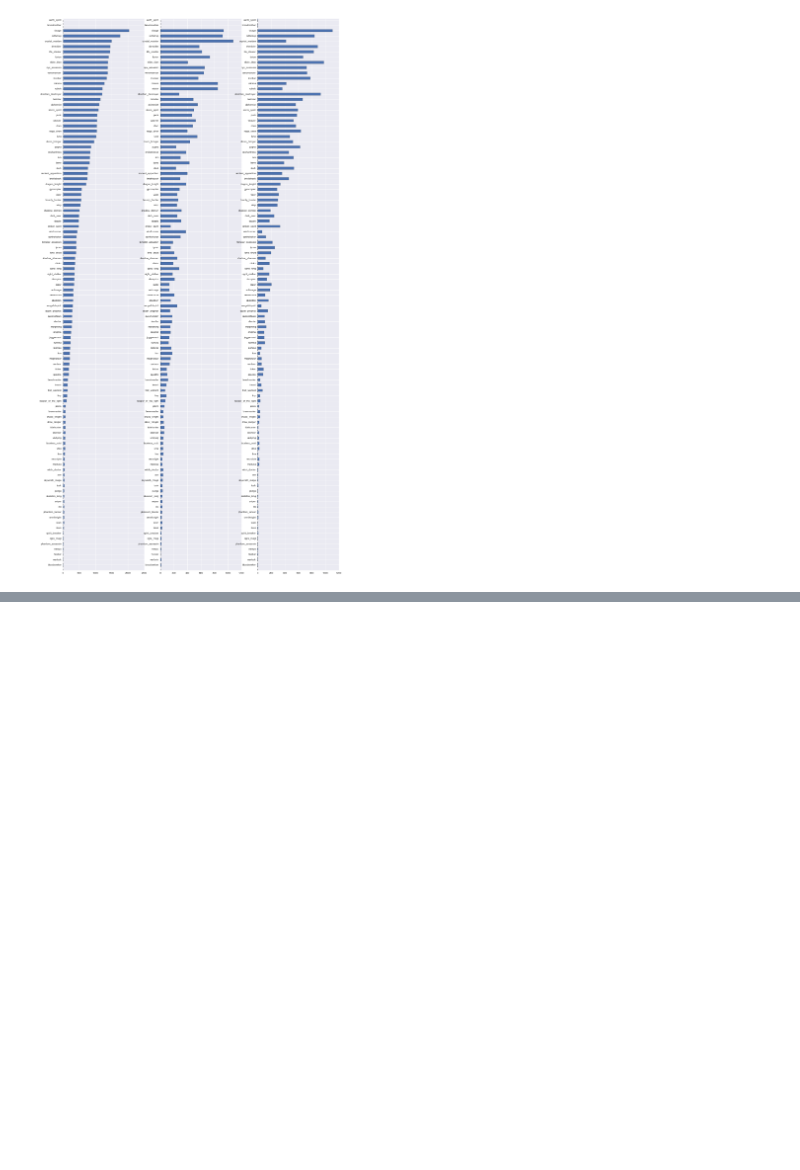
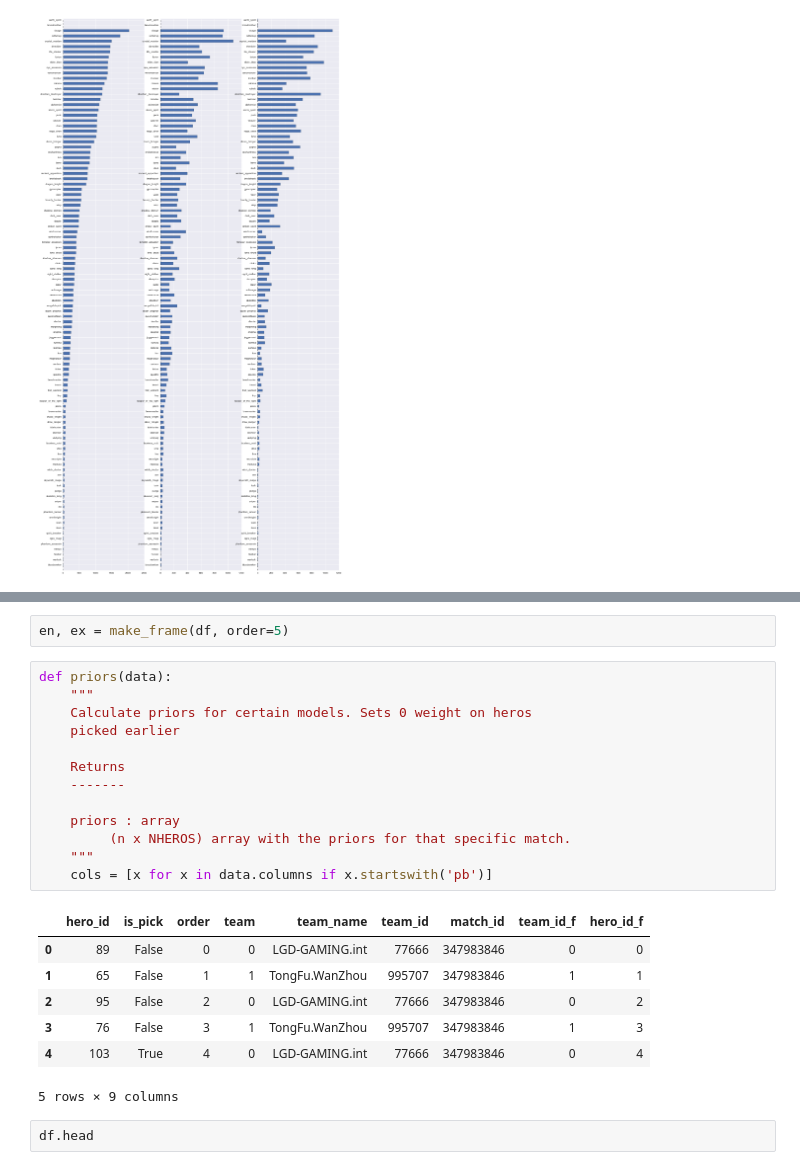
Before and after one commit to TomAugspurger/dota, a Jupyter notebook: examples/Picks and bans.ipynb, the cells around one changed output, grey strips where cells are left out. Drawn from its saved outputs; the diff is of its cells as text; blank space fills up the shorter version.

```diff
--- a/examples/Picks and bans.ipynb
+++ b/examples/Picks and bans.ipynb
@@ -41,0 +204,25 @@ bans.plot(kind='barh', ax=axes[2], label='Bans')
+# %%
+en, ex = make_frame(df, order=5)
+# %%
+def priors(data):
+    """
+    Calculate priors for certain models. Sets 0 weight on heros
+    picked earlier
+
+    Returns
+    -------
+
+    priors : array
+         (n x NHEROS) array with the priors for that specific match.
+    """
+    cols = [x for x in data.columns if x.startswith('pb')]
+# %% [output]
+|  | hero_id | is_pick | order | team | team_name | team_id | match_id | team_id_f | hero_id_f |
+| 0 | 89 | False | 0 | 0 | LGD-GAMING.int | 77666 | 347983846 | 0 | 0 |
+| 1 | 65 | False | 1 | 1 | TongFu.WanZhou | 995707 | 347983846 | 1 | 1 |
+| 2 | 95 | False | 2 | 0 | LGD-GAMING.int | 77666 | 347983846 | 0 | 2 |
+| 3 | 76 | False | 3 | 1 | TongFu.WanZhou | 995707 | 347983846 | 1 | 3 |
+| 4 | 103 | True | 4 | 0 | LGD-GAMING.int | 77666 | 347983846 | 0 | 4 |
+5 rows × 9 columns
+# %%
+df.head
```
Also changed, not shown: parts of 14 cells of this notebook.
